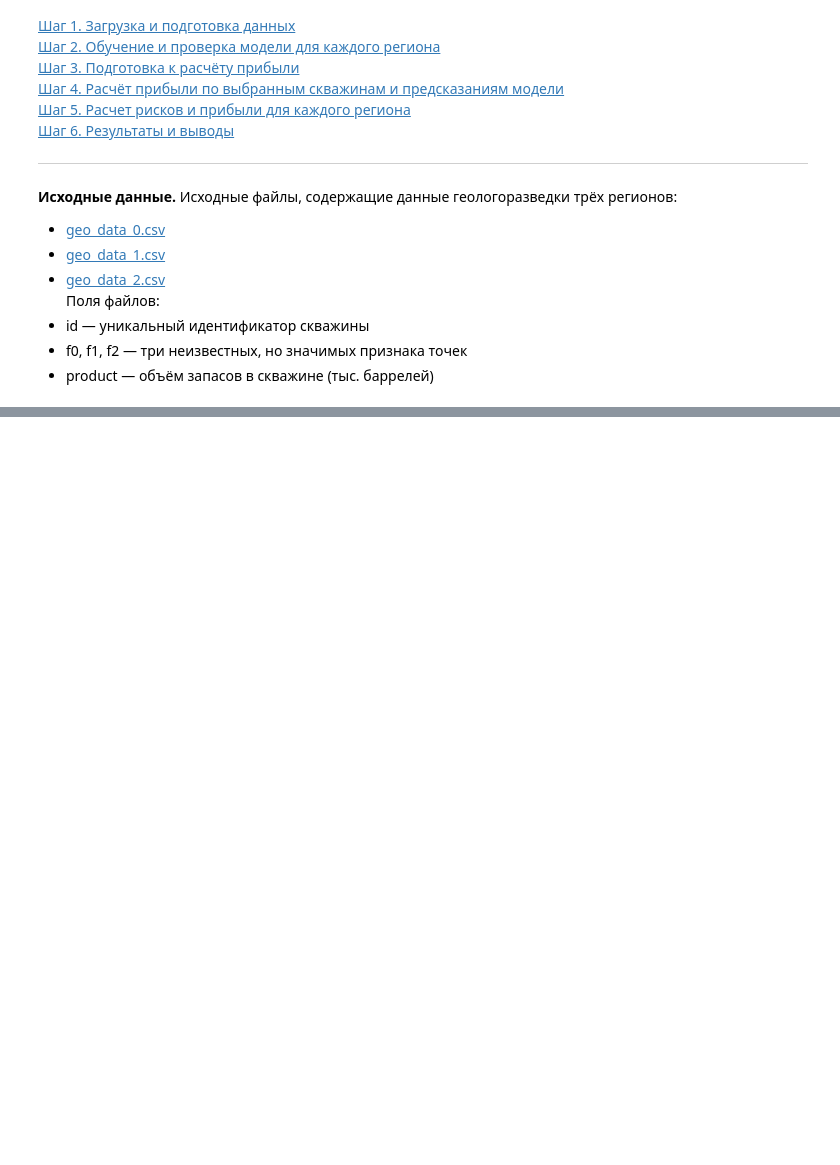
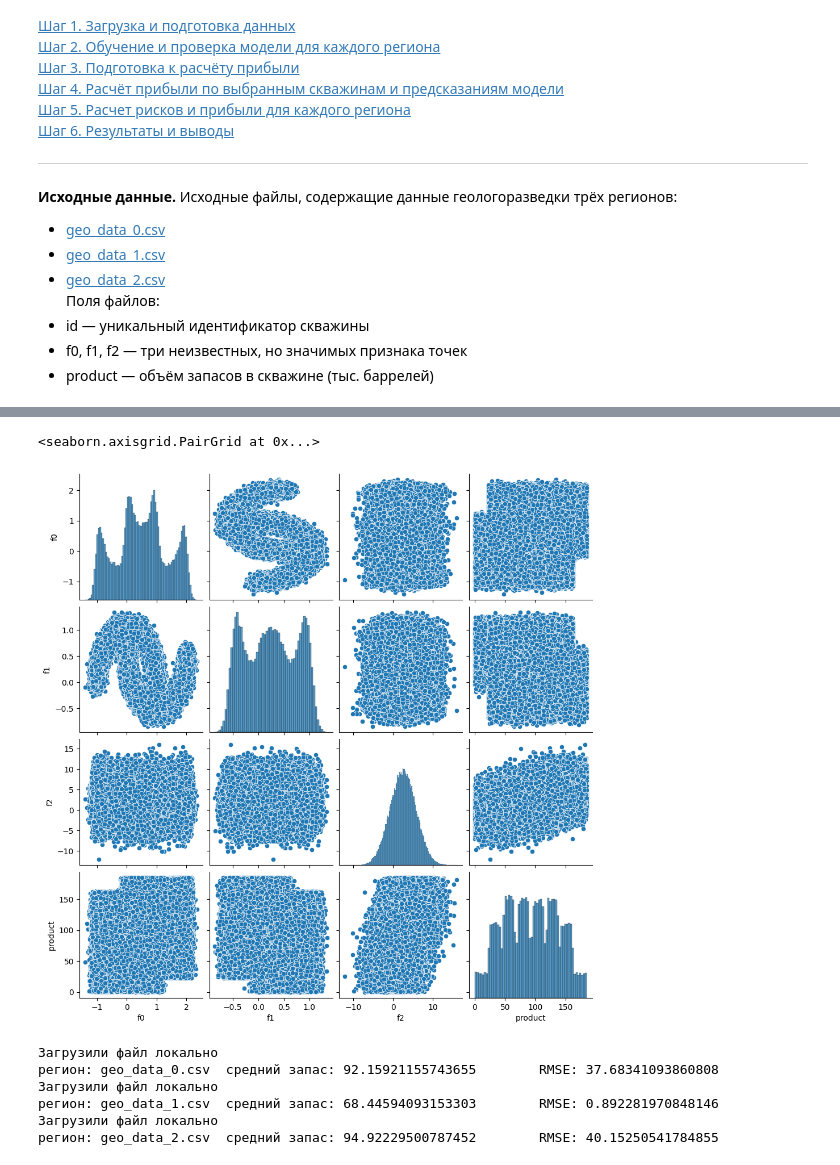
Before and after one commit to ndelenyan/practicum, a Jupyter notebook: sprint11/sprint11.ipynb, the cells around one changed output, grey strips where cells are left out. Drawn from its saved outputs; the diff is of its cells as text; code cells hidden in the pictures; blank space fills up the shorter version.

Commit message:
sprint11-in_process

```diff
--- a/sprint11/sprint11.ipynb
+++ b/sprint11/sprint11.ipynb
@@ -28,0 +42,7 @@ _____
+# %%
+try:
+    df = pd.read_csv('geo_data_0.csv')
+    print('Загрузили файл локально')
+except:
+    print('локально не удалось, загружаем из интернета')
+    df = pd.read_csv('https://code.s3.yandex.net/datasets/geo_data_0.csv')
@@ -28,0 +80,5 @@ _____
+# %%
+sns.pairplot(df)
+# %% [output]
+<seaborn.axisgrid.PairGrid at 0x...>
+[figure, added]
@@ -28,0 +110,11 @@ _____
+# %%
+X_train, X_valid, y_train, y_valid, model, predict_valid = process_file('geo_data_0.csv')
+X_train, X_valid, y_train, y_valid, model, predict_valid = process_file('geo_data_1.csv')
+X_train, X_valid, y_train, y_valid, model, predict_valid = process_file('geo_data_2.csv')
+# %% [output]
+Загрузили файл локально
+регион: geo_data_0.csv  средний запас: 92.15921155743655        RMSE: 37.68341093860808
+Загрузили файл локально
+регион: geo_data_1.csv  средний запас: 68.44594093153303        RMSE: 0.892281970848146
+Загрузили файл локально
+регион: geo_data_2.csv  средний запас: 94.92229500787452        RMSE: 40.15250541784855
```
Also changed, not shown: parts of 7 cells of this notebook, 1 other file.
